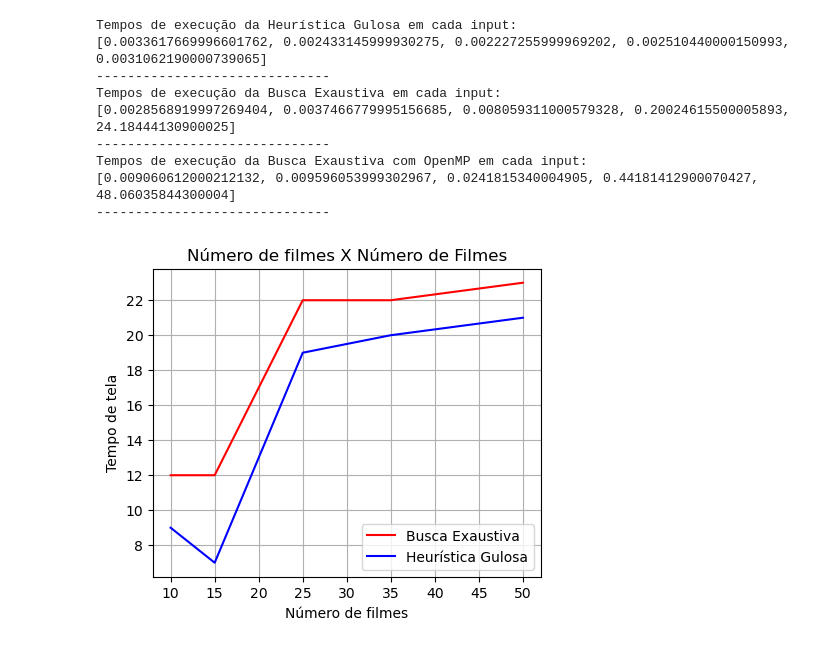
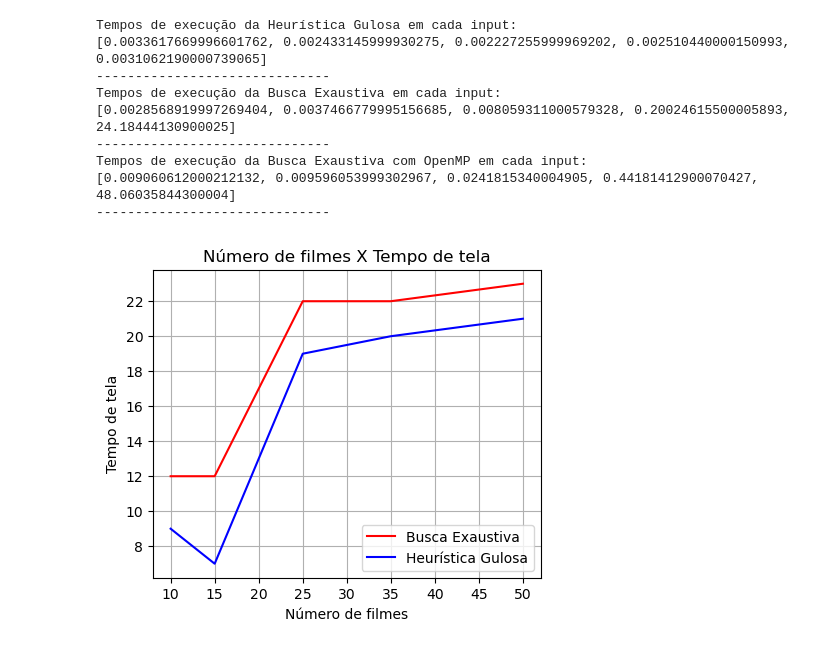
Before and after one commit to GabrielaMitu/Supercomp-MaratonaFilmes, a Jupyter notebook: GraficosComparativos.ipynb, the cells around one changed output. Drawn from its saved outputs; the diff is of its cells as text; code cells hidden in the pictures.

```diff
--- a/GraficosComparativos.ipynb
+++ b/GraficosComparativos.ipynb
@@ -257,17 +257,17 @@ Tempos de execução da Busca Exaustiva com OpenMP em cada input:
 # %%
 numFilmes = [10, 15, 25, 35, 50]
 
 telaExaustiva = [12, 12, 22, 22, 23]
 telaGulosa = [9, 7, 19, 20, 21]
 
 plt.figure(figsize=(5,4))
 plt.plot(numFilmes, telaExaustiva, color='red', label = "Busca Exaustiva")
 plt.plot(numFilmes, telaGulosa, color='blue', label = "Heurística Gulosa")
 plt.xlabel("Número de filmes")
 plt.ylabel("Tempo de tela")
-plt.title("Número de filmes X Número de Filmes")
+plt.title("Número de filmes X Tempo de tela")
 plt.grid()
 plt.legend()
 plt.show()
 # %% [output]
-[figure, old version]
+[figure, new version]
```
